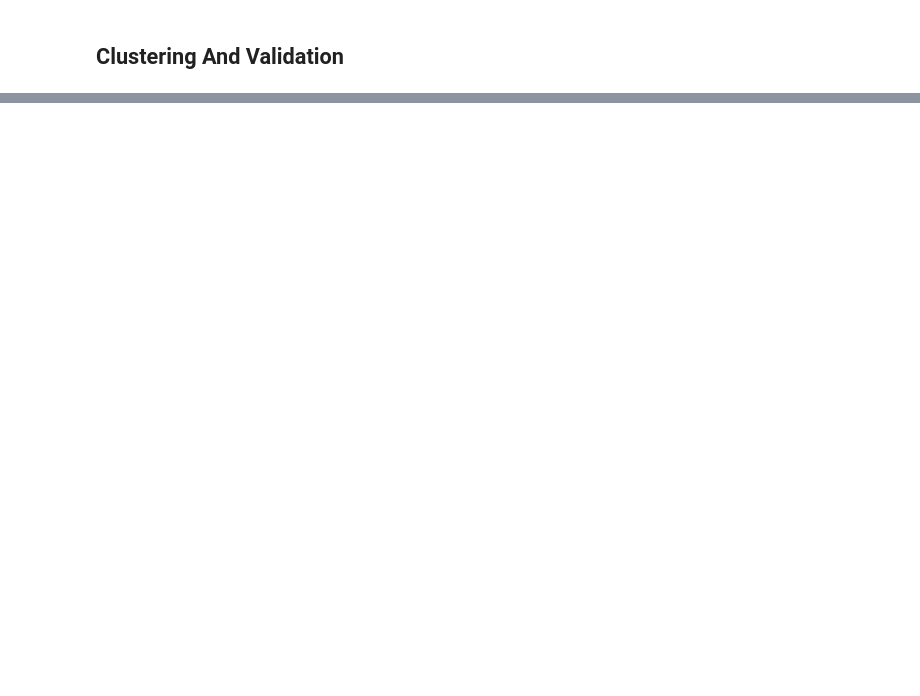
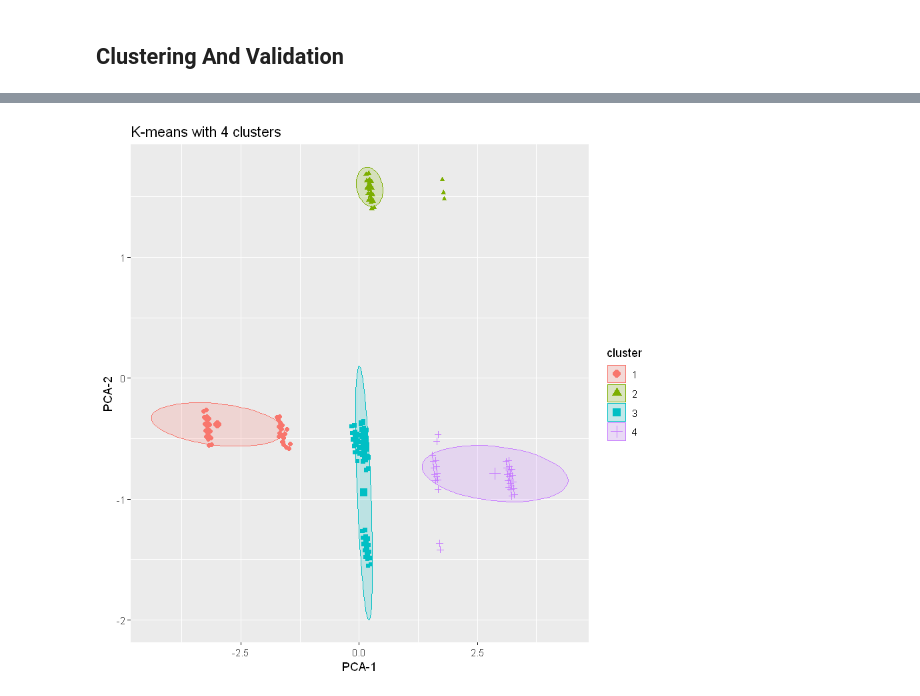
Before and after one commit to camilleAmaury/Master2DS, a Jupyter notebook: PatternMiningSocialNetworkAnalysis/Exercise/29-10-2020/rendu_juge_antheaume/r_part.ipynb, the cells around one changed output, grey strips where cells are left out. Drawn from its saved outputs; the diff is of its cells as text; code cells hidden in the pictures; blank space fills up the shorter version.

```diff
--- a/PatternMiningSocialNetworkAnalysis/Exercise/29-10-2020/rendu_juge_antheaume/r_part.ipynb
+++ b/PatternMiningSocialNetworkAnalysis/Exercise/29-10-2020/rendu_juge_antheaume/r_part.ipynb
@@ -350,0 +375,7 @@ df[1:6,]
+# %%
+k_means = kmeans(pca_df$li,centers=4)
+# %%
+fviz_cluster(k_means, df, ellipse.type = "norm", geom="point") + labs(title= "K-means with 4 clusters") +
+xlab("PCA-1") + ylab("PCA-2")
+# %% [output]
+[figure, added]
```
Also changed, not shown: parts of 32 cells of this notebook.
